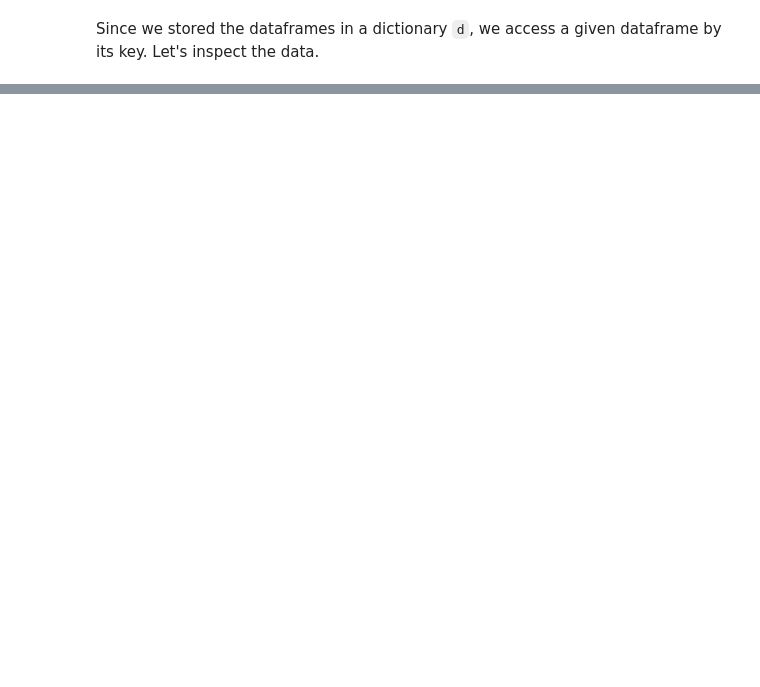
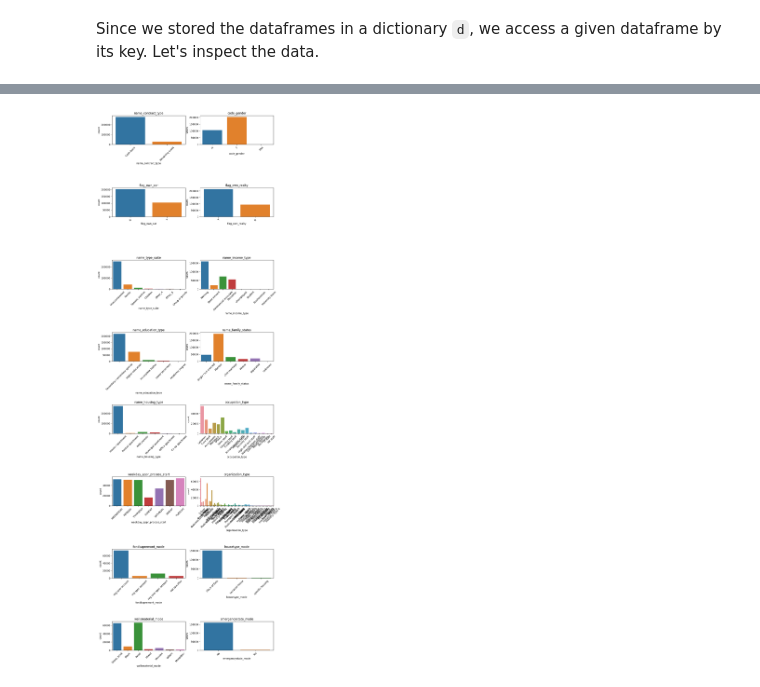
Before and after one commit to rca-devs/CIS-5450, a Jupyter notebook: CIS_5450_course_project.ipynb, the cells around one changed output, grey strips where cells are left out. Drawn from its saved outputs; the diff is of its cells as text; code cells hidden in the pictures; blank space fills up the shorter version.

```diff
--- a/CIS_5450_course_project.ipynb
+++ b/CIS_5450_course_project.ipynb
@@ -172,0 +328,6 @@ credit_card_balance_df
+# %%
+pd.options.display.max_columns = None
+pd.options.display.max_rows = None
+
+corr = d['application_train_df'].corr(numeric_only = True)
+corr.style.background_gradient(cmap = 'coolwarm').format(precision = 2)
@@ -172,0 +338,13 @@ credit_card_balance_df
+# %%
+# define a threshold
+correlation_threshold = 0.7
+
+# get a list of features that exceed this threshold
+high_correlation_pairs = []
+for i in range(len(corr.columns)):
+    for j in range(i + 1, len(corr.columns)):
+        if abs(corr.iloc[i, j]) > correlation_threshold:
+            high_correlation_pairs.append((corr.columns[i], corr.columns[j]))
+
+
+high_correlation_pairs
@@ -172,0 +414,3 @@ credit_card_balance_df
+# %%
+object_columns = d['application_train_df'].select_dtypes(include=['object']).columns.tolist()
+object_columns
@@ -172,0 +434,23 @@ credit_card_balance_df
+# %%
+# plot these
+
+# define height ratios for the subplots
+height_ratios = [50] * 7 + [50]
+
+# create a 4x4 subplot grid
+fig, axes = plt.subplots(8, 2, figsize=(12, 40), gridspec_kw={'height_ratios': height_ratios})
+
+plt.subplots_adjust(hspace = 1.5)
+
+# flatten the axes array for easy iteration
+axes = axes.flatten()
+
+for i, column in enumerate(object_columns):
+    sns.countplot(x = column, data = d['application_train_df'], ax = axes[i])
+    axes[i].set_title(column)
+    axes[i].tick_params(axis='x', rotation=45)
+
+#plt.tight_layout(h_pad = 2.5)
+plt.show()
+# %% [output]
+[figure, added]
```
Also changed, not shown: parts of 36 cells of this notebook.
